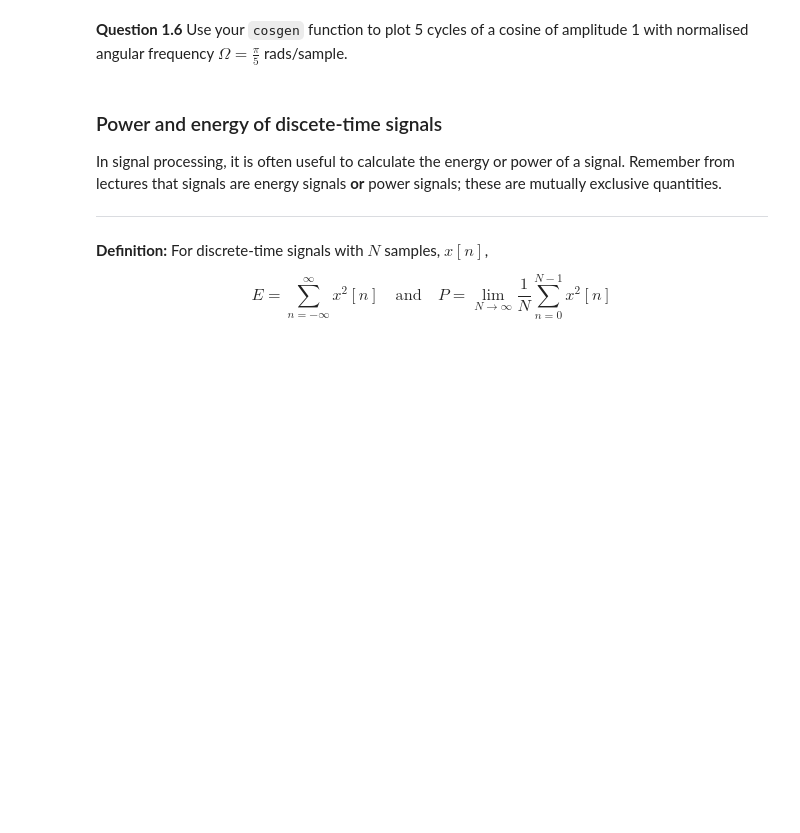
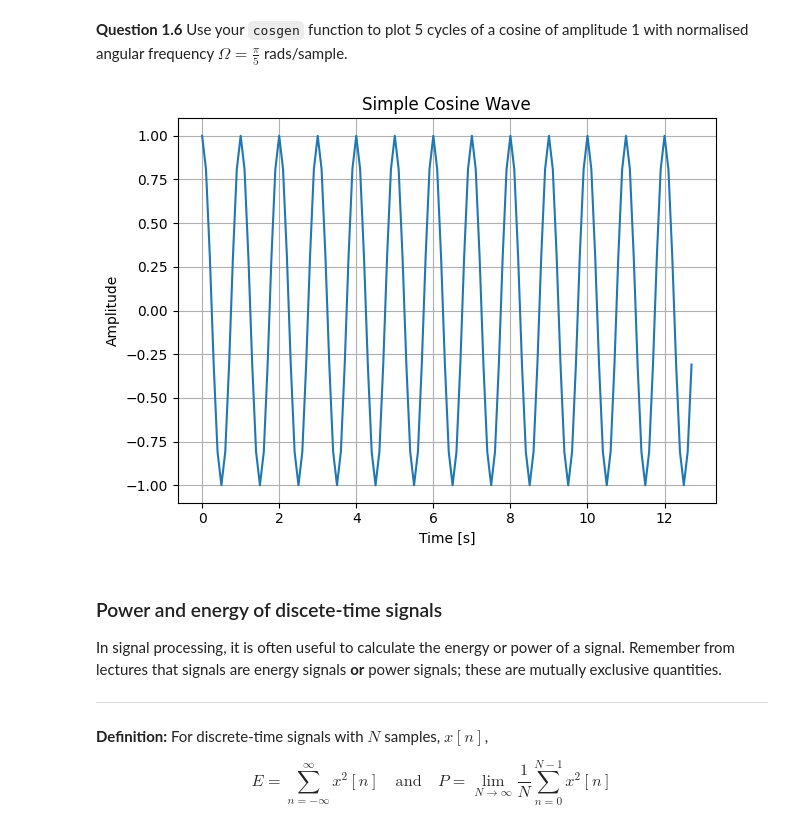
Before and after one commit to RishabhR-06/sap-EE2-SS-LAB, a Jupyter notebook: EX1 - Introduction.ipynb, the cells around one changed output. Saved outputs shown, nothing was run; the diff lists cells and outputs as text; code cells hidden in the pictures; blank space fills up the shorter version.

```diff
--- a/EX1 - Introduction.ipynb
+++ b/EX1 - Introduction.ipynb
@@ -231,10 +231,24 @@ plt.show()
 **Question 1.5** Create a `cosgen` function which generate a cosine wave for any frequency, $f$, sampling frequency, $f_s$, and number of samples, $N$.
 # %%
 # add code here
+def cosgen(fs, fsig, Nsamp):
+    tsamp = 1/fs
+    t = np.linspace(0, Nsamp*tsamp, Nsamp, endpoint=False)
+    y = np.cos(2*np.pi*fsig*t)
+    return t, y
 # %% [markdown]
 **Question 1.6** Use your `cosgen` function to plot 5 cycles of a cosine of amplitude 1 with normalised angular frequency $\Omega=\frac{\pi}{5}$ rads/sample.
 # %%
 # add code here
+# pi/5 = 2pi * (fsig/fs)
+# 1/10 = (fsig/fs)
+# fsig =1 and fs =10
+t, y = cosgen(10, 1, Nsamp)
+
+plt = plot_signal(t, y, title='Simple Cosine Wave', xlabel='Time [s]', ylabel='Amplitude')
+plt.show()
+# %% [output]
+[figure, added]
 # %% [markdown]
 ### Power and energy of discete-time signals
 In signal processing, it is often useful to calculate the energy or power of a signal. Remember from lectures that signals are energy signals **or** power signals; these are mutually exclusive quantities.
```
Also changed, not shown: parts of 2 cells of this notebook.
